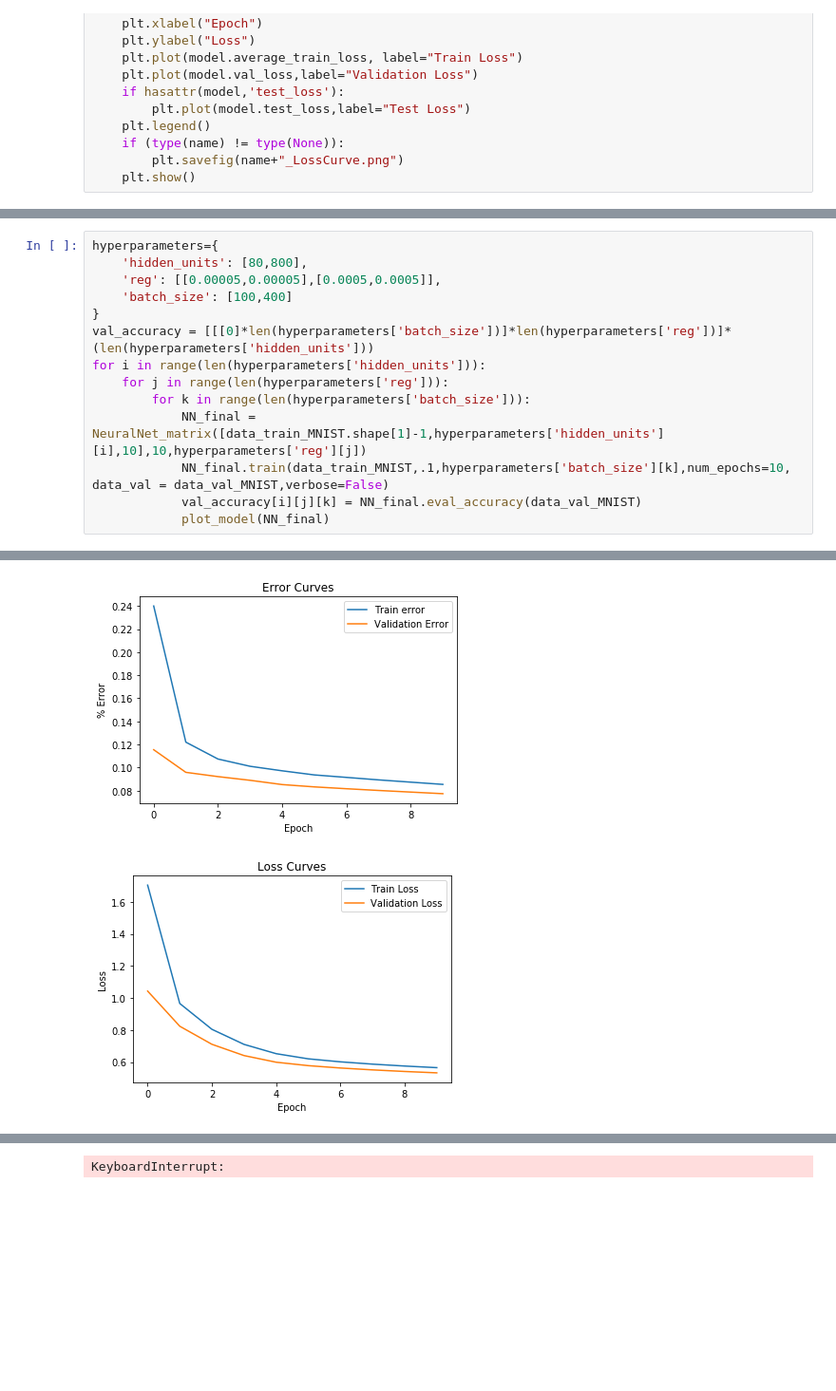
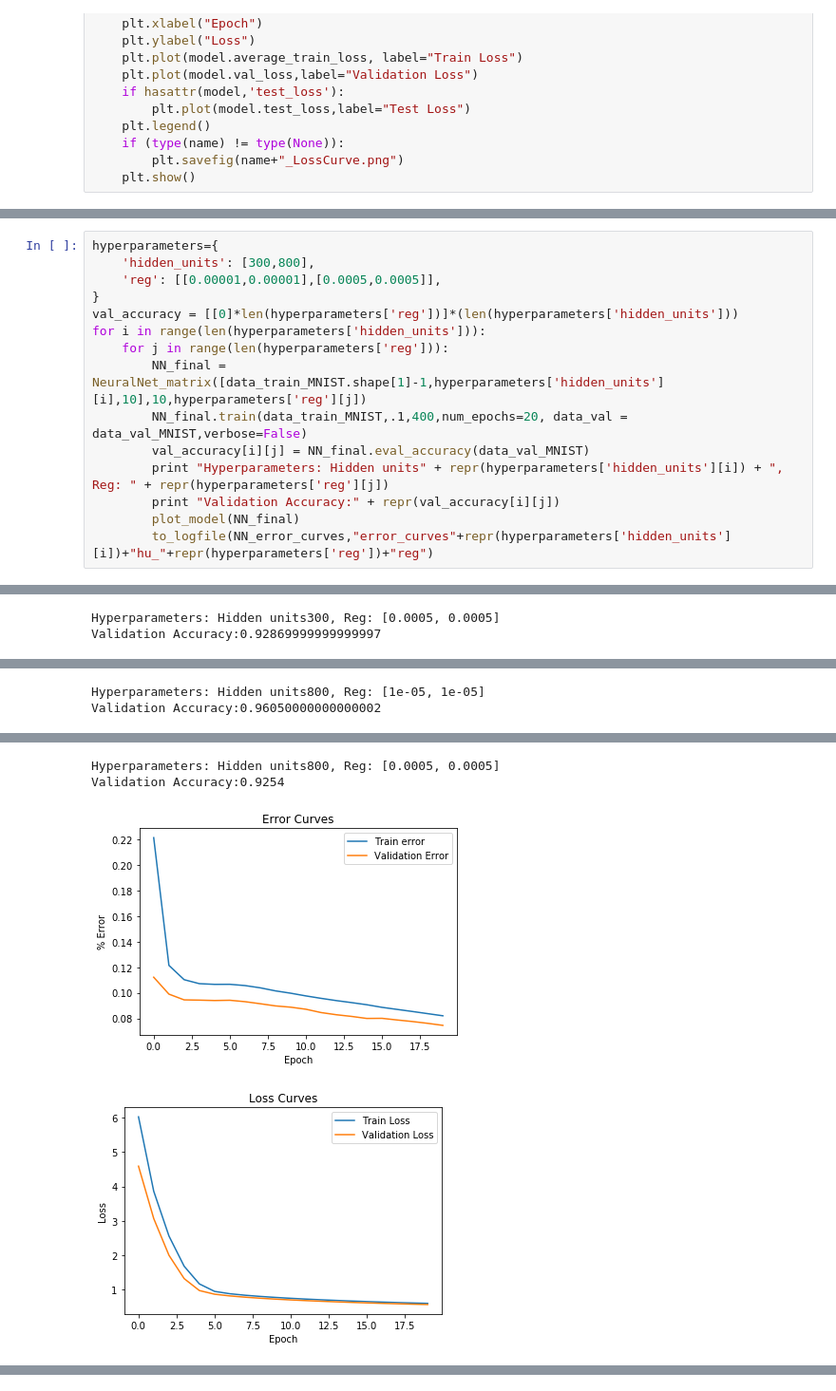
Before and after one commit to harshj96/Homework-3-IFT6390, a Jupyter notebook: Devoir_3_Neural_Net.ipynb, the cells around one changed output, grey strips where cells are left out. Shown at 95% size. Cells and saved outputs as stored; diff of their text form; blank space fills up the shorter version.

```diff
--- a/Devoir_3_Neural_Net.ipynb
+++ b/Devoir_3_Neural_Net.ipynb
@@ -796,15 +796,16 @@ to_logfile(NN_error_curves,"error_curves")
 # %%
 hyperparameters={
-    'hidden_units': [80,800],
-    'reg': [[0.00005,0.00005],[0.0005,0.0005]],
-    'batch_size': [100,400]
+    'hidden_units': [300,800],
+    'reg': [[0.00001,0.00001],[0.0005,0.0005]],
 }
-val_accuracy = [[[0]*len(hyperparameters['batch_size'])]*len(hyperparameters['reg'])]*(len(hyperparameters['hidden_units']))
+val_accuracy = [[0]*len(hyperparameters['reg'])]*(len(hyperparameters['hidden_units']))
 for i in range(len(hyperparameters['hidden_units'])):
     for j in range(len(hyperparameters['reg'])):
-        for k in range(len(hyperparameters['batch_size'])):
-            NN_final = NeuralNet_matrix([data_train_MNIST.shape[1]-1,hyperparameters['hidden_units'][i],10],10,hyperparameters['reg'][j])
-            NN_final.train(data_train_MNIST,.1,hyperparameters['batch_size'][k],num_epochs=10, data_val = data_val_MNIST,verbose=False)
-            val_accuracy[i][j][k] = NN_final.eval_accuracy(data_val_MNIST)
-            plot_model(NN_final)
+        NN_final = NeuralNet_matrix([data_train_MNIST.shape[1]-1,hyperparameters['hidden_units'][i],10],10,hyperparameters['reg'][j])
+        NN_final.train(data_train_MNIST,.1,400,num_epochs=20, data_val = data_val_MNIST,verbose=False)
+        val_accuracy[i][j] = NN_final.eval_accuracy(data_val_MNIST)
+        print "Hyperparameters: Hidden units" + repr(hyperparameters['hidden_units'][i]) + ", Reg: " + repr(hyperparameters['reg'][j])
+        print "Validation Accuracy:" + repr(val_accuracy[i][j])
+        plot_model(NN_final)
+        to_logfile(NN_error_curves,"error_curves"+repr(hyperparameters['hidden_units'][i])+"hu_"+repr(hyperparameters['reg'])+"reg")
 # %% [output]
@@ -812,0 +816,2 @@ for i in range(len(hyperparameters['hidden_units'])):
+Hyperparameters: Hidden units300, Reg: [0.0005, 0.0005]
+Validation Accuracy:0.92869999999999997
@@ -814,0 +820,2 @@ for i in range(len(hyperparameters['hidden_units'])):
+Hyperparameters: Hidden units800, Reg: [1e-05, 1e-05]
+Validation Accuracy:0.96050000000000002
@@ -817,2 +824,4 @@ for i in range(len(hyperparameters['hidden_units'])):
+Hyperparameters: Hidden units800, Reg: [0.0005, 0.0005]
+Validation Accuracy:0.9254
-[figure, old version]
+[figure, new version]
-[figure, old version]
+[figure, new version]
@@ -823 +827,0 @@ for i in range(len(hyperparameters['hidden_units'])):
-KeyboardInterrupt:
```
Also changed, not shown: parts of 7 cells of this notebook.
